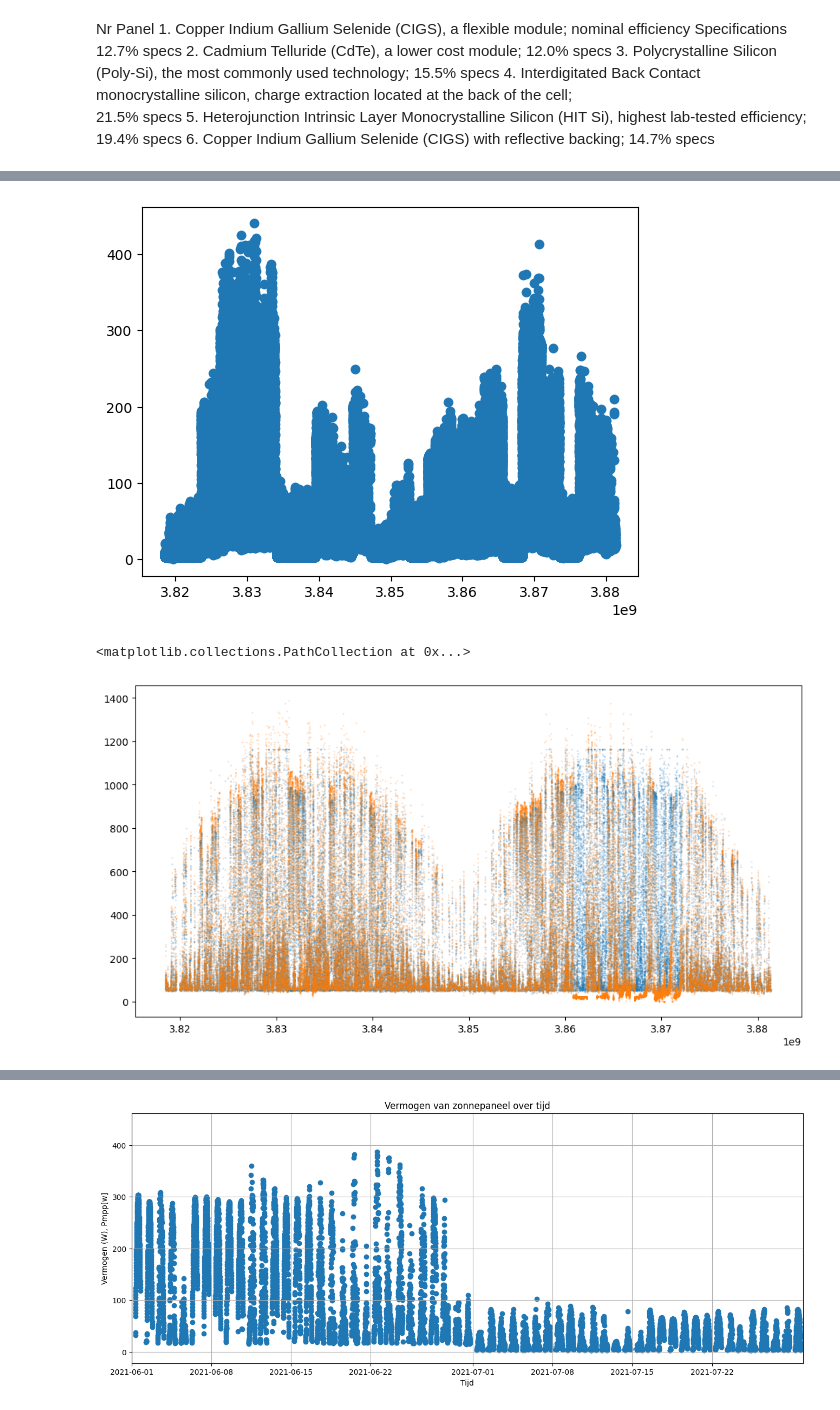
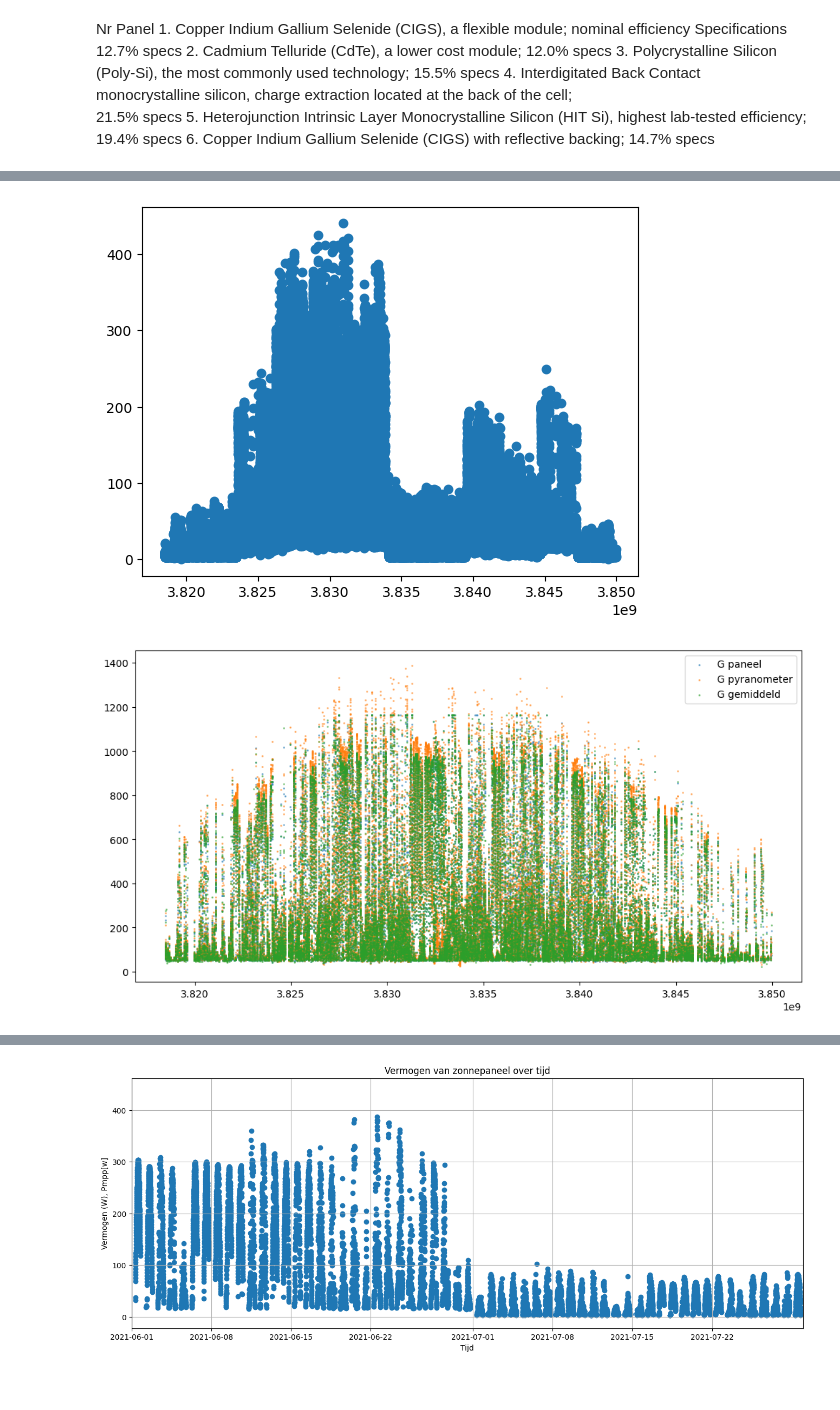
Before and after one commit to Qrax/PV-Systems-Data, a Jupyter notebook: Simulaties_met_amolf_data.ipynb, the cells around one changed output, grey strips where cells are left out. Cells and saved outputs as stored; diff of their text form; code cells hidden in the pictures.

```diff
--- a/Simulaties_met_amolf_data.ipynb
+++ b/Simulaties_met_amolf_data.ipynb
@@ -177,11 +179,11 @@ if __name__ == "__main__":
     base_path_bono = "../../school/4e jaar/PV systems modeling and analysis/Data/data_folder"
 
     # Specify months and sources to include
-    selected_months = get_selected_months(years=[2021,2022], months=[1,2,3,4,5,6,7,8,9,10,11,12])
-    selected_csvs = ["SolarFieldData"]
+    selected_months = get_selected_months(years=[2021], months=[1,2,3,4,5,6,7,8,9,10,11,12])
+    selected_csvs = ["SolarFieldData", "IVCurves"]
 
     # Load and synchronize data
-    synced_df = load_and_sync_data(base_path_bono, selected_months, selected_csvs, debug=True)
+    synced_df = load_and_sync_data(base_path, selected_months, selected_csvs, debug=True)
 
     # Display the synchronized DataFrame
     print("\nSynchronized DataFrame:")
@@ -227,12 +229,17 @@ synced_df
 # %%
 import matplotlib.pyplot as plt
 plt.scatter(synced_df['AbsTime[s]'], synced_df['Pmpp[W]_3 (Solarpanel parameters)'])
+plt.show()
 
+plt.figure(figsize=(12, 6))
+plt.scatter(synced_df['AbsTime[s]'], synced_df['G[W/mï½²]_3 (Solarpanel parameters)'],alpha=0.5,s=1)
+
+plt.scatter(synced_df['AbsTime[s]'], synced_df['G_pyranometer[W/mï½²]_3 (Solarpanel parameters)'],alpha=0.5,s=1)
+
+plt.scatter(synced_df['AbsTime[s]'], synced_df['average G [W/m²]_3 (Solarpanel curves)'],alpha=0.5, s=1)
+#legend
+plt.legend(['G paneel', 'G pyranometer', 'G gemiddeld'])
 plt.show()
-plt.figure(figsize=(12, 6))
-plt.scatter(synced_df['AbsTime[s]'], synced_df['G[W/mï½²]_3 (Solarpanel parameters)'],alpha=0.5,s=0.1)
-plt.scatter(synced_df['AbsTime[s]'], synced_df['G_pyranometer[W/mï½²]_3 (Solarpanel parameters)'],alpha=0.5,s=0.1)
 # %% [output]
-[figure, old version]
+[figure, new version]
-<matplotlib.collections.PathCollection at 0x...>
-[figure, old version]
+[figure, new version]
```
Also changed, not shown: parts of 34 cells of this notebook, 1 other file.
